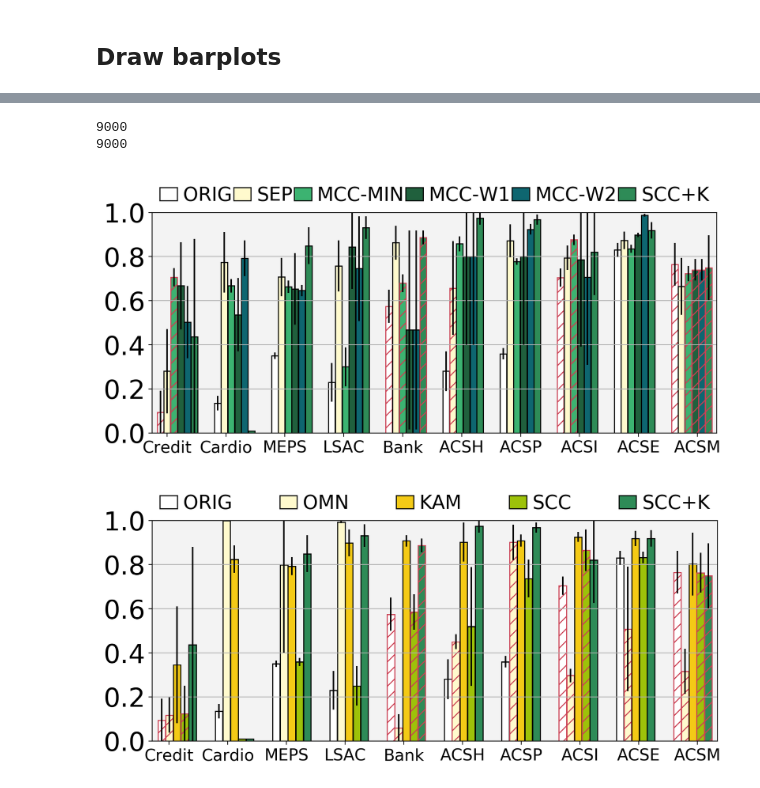
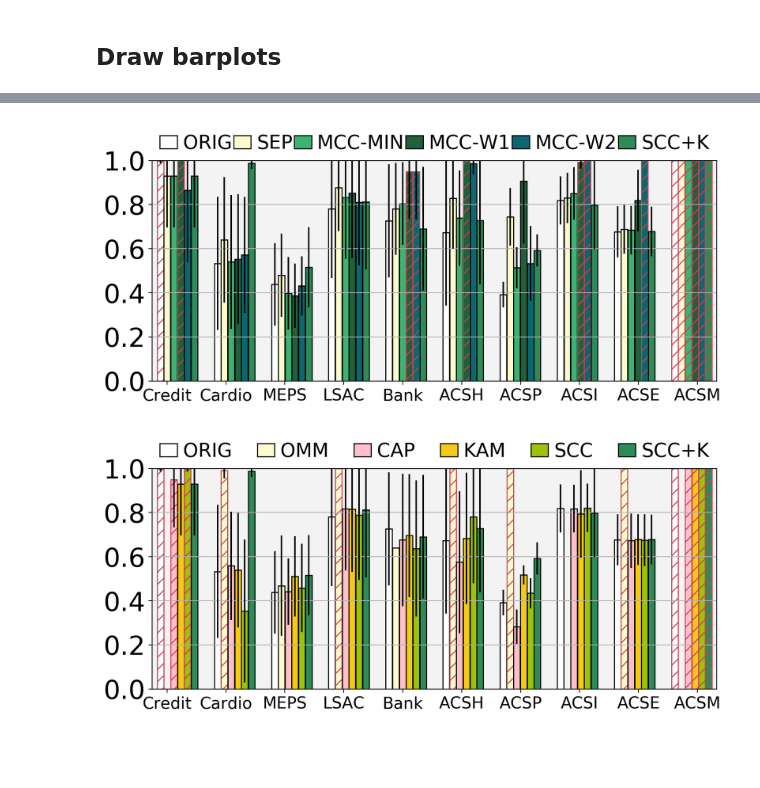
Before and after one commit to KeYang0923/NonInvasiveTool4FairML, a Jupyter notebook: Visualize_SingleCC_MultiCC.ipynb, the cells around one changed output, grey strips where cells are left out. Cells and saved outputs as stored; diff of their text form; code cells hidden in the pictures; blank space fills up the shorter version.

```diff
--- a/Visualize_SingleCC_MultiCC.ipynb
+++ b/Visualize_SingleCC_MultiCC.ipynb
@@ -57,13 +59,15 @@ models = ['LR', 'TR']
 
 datasets = ['lsac', 'cardio', 'bank', 'meps16', 'credit', 'ACSE', 'ACSP', 'ACSH', 'ACSM', 'ACSI']
 # %%
-eval_file = 'scc_mcc_datasets{}_n{}.csv'.format(len(datasets), len(seeds))
+eval_suffix = '-min'
+# eval_suffix = ''
+eval_file = 'scc_mcc_datasets{}_n{}{}.csv'.format(len(datasets), len(seeds), eval_suffix)
 if os.path.exists(eval_path+eval_file):
     eval_df = pd.read_csv(eval_path+eval_file)
 else:
     eval_df = pd.DataFrame()
     for data_name in datasets:
-        cur_eval_df = pd.read_csv(eval_path+'res-{}.csv'.format(data_name))
+        cur_eval_df = pd.read_csv(eval_path+'res{}-{}.csv'.format(eval_suffix, data_name))
         cur_eval_df['norm_value'] = cur_eval_df[['metric', 'value']].apply(lambda x: normalize_fairness_measures(x), axis=1)
         cur_eval_df['norm_flag'] = cur_eval_df[['metric', 'value']].apply(lambda x: add_vis_flag(x), axis=1)
 
@@ -197,6 +217,7 @@ def bar_plots(df, output_name, vis_datasets, vis_metric, vis_settings,
     bar_mean = []
     bar_std = []
     dash_filling = []
+    line_styles = []
     x_bars = []
     ind = 0
     for off_i, name in enumerate(vis_datasets):
@@ -210,17 +231,29 @@ def bar_plots(df, output_name, vis_datasets, vis_metric, vis_settings,
                     dash_filling.append(True)
                 else:
                     dash_filling.append(False)
+
                 cur_mean = np.mean(y_values)
+                cur_std = np.std(y_values)
                 if cur_mean == 0:
 #                     print('++', name, setting_i, cur_mean)
                     cur_mean = 0.01 # for visualization purpose so that the bar exists in the plot
+                    line_styles.append('solid')
+                elif cur_mean == 0.5 and vis_metric == 'BalAcc' and cur_std == 0:
+                    # dashed border
+                    line_styles.append('dashed')
+                elif cur_mean == 1.0 and vis_metric == 'DI' and cur_std == 0:
+                    line_styles.append('dashed')
+                else:
+                    line_styles.append('solid')
 
                 bar_mean.append(cur_mean)
-                bar_std.append(np.std(y_values))
+                bar_std.append(cur_std)
             else: # no model is returned
                 dash_filling.append(False)
+                line_styles.append('dashed')
                 bar_mean.append(0)
                 bar_std.append(0)
+
             x_bars.append(ind+off_i*2)
 
             ind += 0.83
@@ -236,6 +269,8 @@ def bar_plots(df, output_name, vis_datasets, vis_metric, vis_settings,
             patch.set_edgecolor("#cb4154")
         else:
             patch.set_edgecolor("black")
+        patch.set_linestyle(line_styles[idx])
+
     if legend_names:
         legends = legend_names
     else:
@@ -305,46 +306,43 @@ eval_df.query('data == "lsac" and seed == 1')
-# %%
-eval_df['model'] = eval_df['model'].apply(lambda x: x.upper())
 # %%
 plot_path = 'intermediate/plots/'
 exp_datasets = ['credit', 'cardio', 'meps16', 'lsac', 'bank', 'ACSH', 'ACSP', 'ACSI', 'ACSE', 'ACSM']
 exp_ticks = ['Credit', 'Cardio', 'MEPS', 'LSAC', 'Bank', 'ACSH', 'ACSP', 'ACSI', 'ACSE', 'ACSM']
 
 mcc_setttings = ['ORIG', 'SEP', 'MCC-MIN', 'MCC-W1', 'MCC-W2', 'SCC-KAM']
 mcc_legends = ['ORIG', 'SEP', 'MCC-MIN', 'MCC-W1', 'MCC-W2', 'SCC+K']
 mcc_colors = ['#ffffff', '#fffacd', '#3cb371','#20603d', '#0e6670', '#2e8b57']
 
 scc_settings = ['ORIG', 'OMN-ONE', 'KAM-ONE', 'SCC-ONE', 'SCC-KAM']
 scc_legends = ['ORIG', 'OMN', 'KAM', 'SCC', 'SCC+K']
 scc_colors = ['#ffffff', '#fffacd', '#f4ca16', '#9dc209', '#2e8b57']
 
-eval_metrics = ['BalAcc', 'DI', 'AvgOddsDiff', 'EQDiff', 'FPRDiff', 'FNRDiff', 'ERRDiff']
+# eval_metrics = ['BalAcc', 'DI', 'AvgOddsDiff', 'EQDiff', 'FPRDiff', 'FNRDiff', 'ERRDiff']
 
-for model_name in models[:1]:
+eval_metrics = ['FPRDiff', 'FNRDiff']
+
+for model_name in models[1:]:
     if model_name == 'TR':
         scc_colors = ['#ffffff', '#fffacd', '#ffc0cb', '#f4ca16', '#9dc209', '#2e8b57'] # '#ffdab9', '#006400'
         scc_settings = ['ORIG', 'OMN-ONE', 'CAP-ONE', 'KAM-ONE', 'SCC-ONE', 'SCC-KAM']
         scc_legends = ['ORIG', 'OMM', 'CAP', 'KAM', 'SCC', 'SCC+K']
 
         x_tick_sets = [7.2, 7.2]
     else:
         x_tick_sets = [7.2, 6.3]
     vis_df = eval_df.query('model=="{}"'.format(model_name))
     exp_path = plot_path+model_name+'/'
-#     make_folder(exp_path)
 
     for settings_i, colors_i, setting_name, legend_i, x_tick_set in zip([mcc_setttings, scc_settings], [mcc_colors, scc_colors], ['multi', 'single'], [mcc_legends, scc_legends], x_tick_sets):
-        print(vis_df.shape[0])
-        for exp_metric in eval_metrics[1:2]:
-            output_name = '{}{}-{}-{}.png'.format(exp_path, model_name, setting_name, exp_metric)
+#         print(vis_df.shape[0])
+        for exp_metric in eval_metrics[1:]:
+            output_name = '{}{}-{}-{}{}.png'.format(exp_path, model_name, setting_name, exp_metric, eval_suffix)
             bar_plots(vis_df, output_name, exp_datasets, exp_metric, settings_i, x_ticks=exp_ticks, colors=colors_i,
                       legend_names=legend_i, x_tick_offset=x_tick_set,
                       legend_col=len(settings_i),
                       save_to_disc=False)
 # %% [output]
-9000
-9000
-[figure, old version]
+[figure, new version]
-[figure, old version]
+[figure, new version]
 # %%
 
 # exp_name = 'lr'
```
Also changed, not shown: parts of 8 cells of this notebook, 5 other files.
